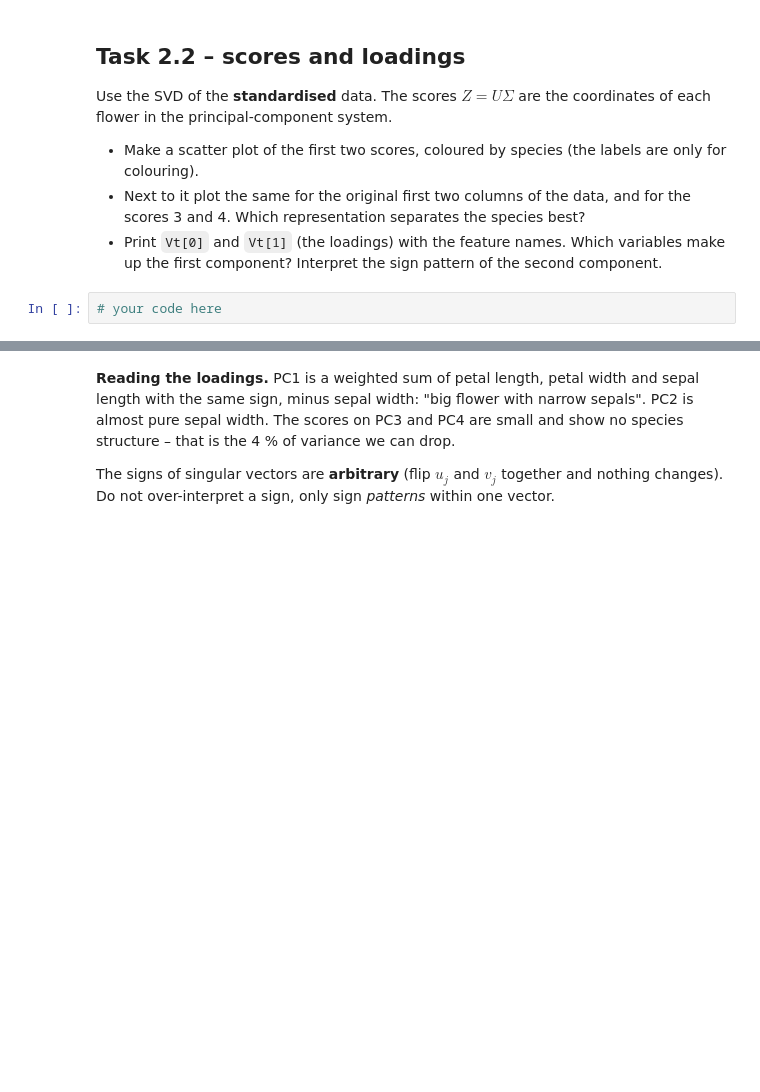
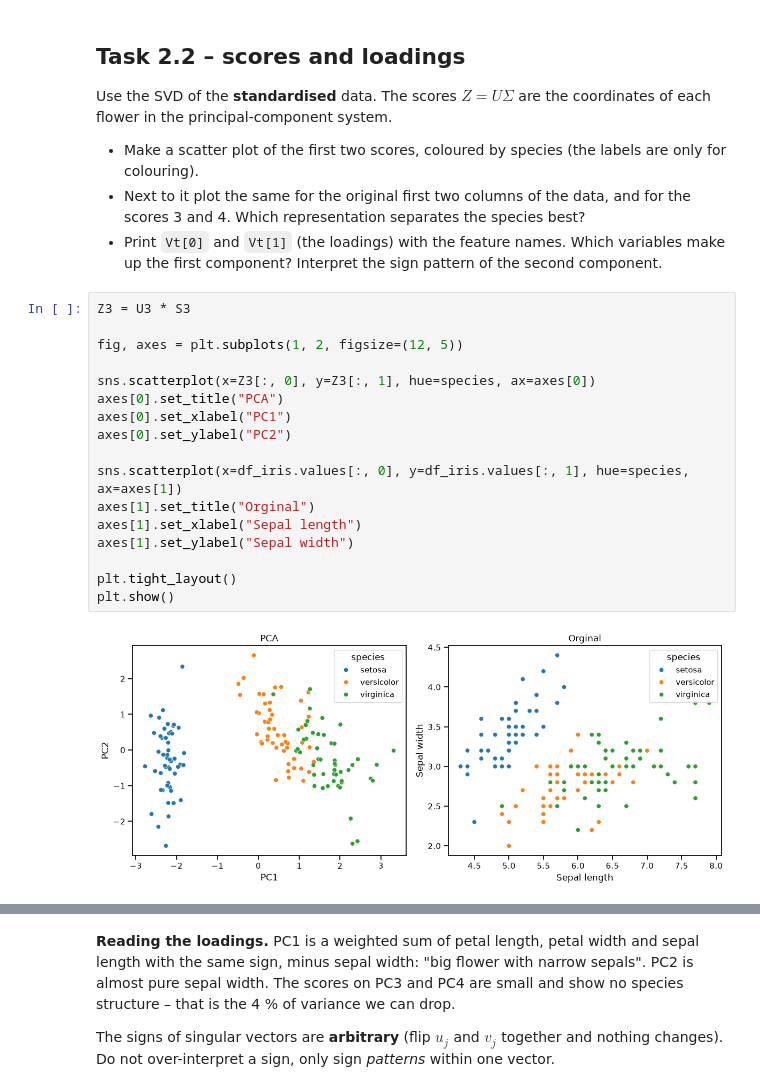
Before and after one commit to Xraaaay/lu_bern02_material, a Jupyter notebook: Labs/unsupervised/unsupervised_learning.ipynb, the cells around one changed output, grey strips where cells are left out. Drawn from its saved outputs; the diff is of its cells as text; blank space fills up the shorter version.

```diff
--- a/Labs/unsupervised/unsupervised_learning.ipynb
+++ b/Labs/unsupervised/unsupervised_learning.ipynb
@@ -191,4 +239,21 @@ principal-component system.
 * Print `Vt[0]` and `Vt[1]` (the loadings) with the feature names. Which variables make up the first component?
   Interpret the sign pattern of the second component.
 # %%
-# your code here
+Z3 = U3 * S3
+
+fig, axes = plt.subplots(1, 2, figsize=(12, 5))
+
+sns.scatterplot(x=Z3[:, 0], y=Z3[:, 1], hue=species, ax=axes[0])
+axes[0].set_title("PCA")
+axes[0].set_xlabel("PC1")
+axes[0].set_ylabel("PC2")
+
+sns.scatterplot(x=df_iris.values[:, 0], y=df_iris.values[:, 1], hue=species, ax=axes[1])
+axes[1].set_title("Orginal")
+axes[1].set_xlabel("Sepal length")
+axes[1].set_ylabel("Sepal width")
+
+plt.tight_layout()
+plt.show()
+# %% [output]
+[figure, added]
```
Also changed, not shown: parts of 8 cells of this notebook.
